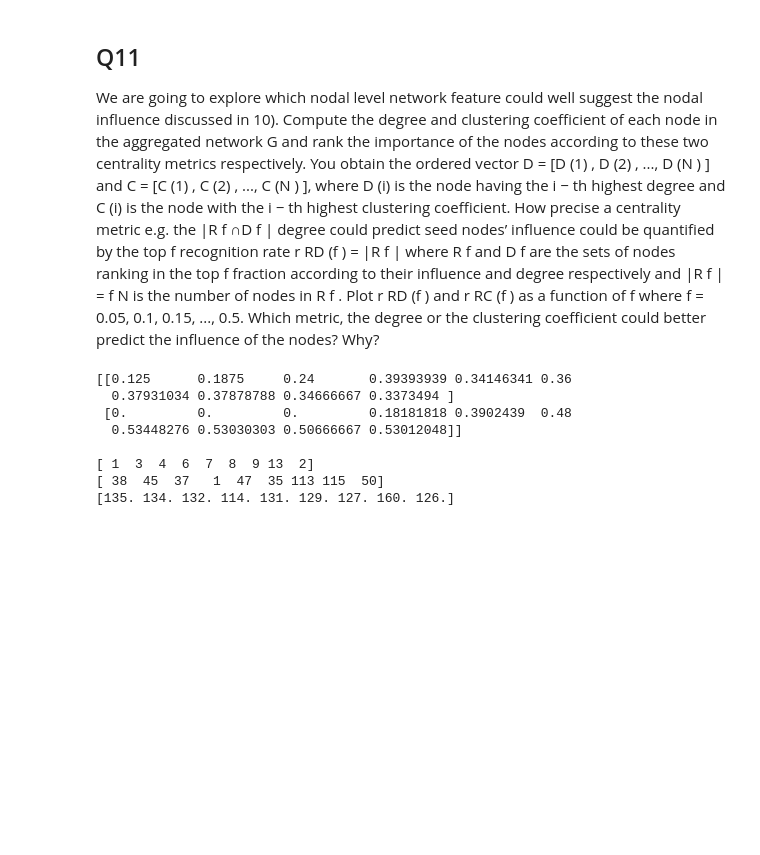
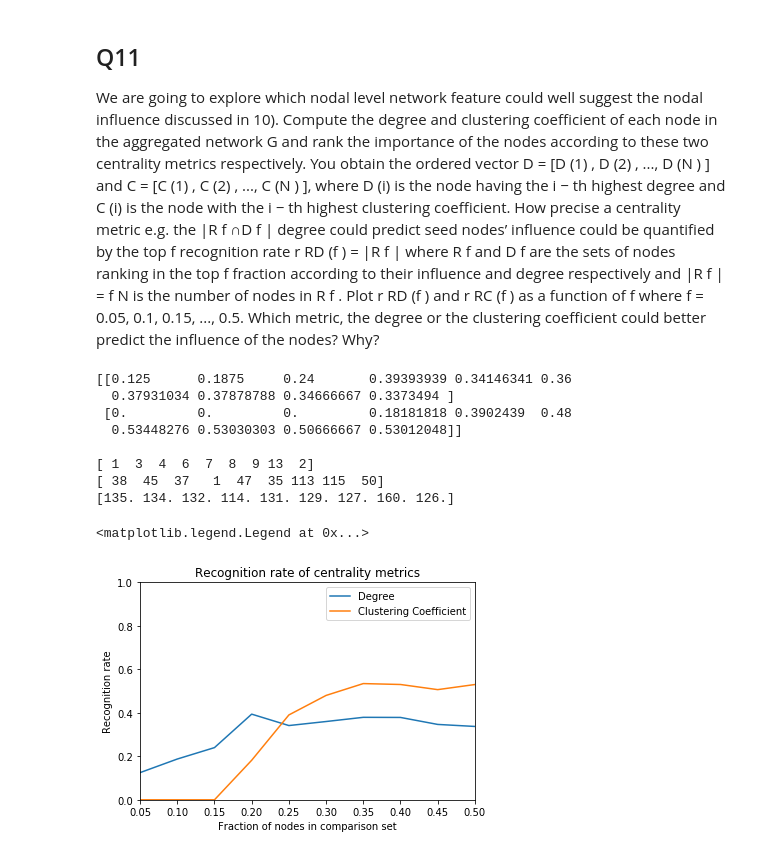
Before and after one commit to TBruyn/Modeling-and-Data-Analysis-in-Complex-Networks, a Jupyter notebook: assignment1/assignment1_B.ipynb, the cells around one changed output. Cells and saved outputs as stored; diff of their text form; code cells hidden in the pictures; blank space fills up the shorter version.

```diff
--- a/assignment1/assignment1_B.ipynb
+++ b/assignment1/assignment1_B.ipynb
@@ -179,3 +190,15 @@ print(sorted_cl_vector[0:9])
 [ 1  3  4  6  7  8  9 13  2]
 [ 38  45  37   1  47  35 113 115  50]
 [135. 134. 132. 114. 131. 129. 127. 160. 126.]
+# %%
+plt.plot(f_range, recognition_rate[0])
+plt.plot(f_range, recognition_rate[1])
+plt.title("Recognition rate of centrality metrics")
+plt.gca().set_xlim([0.05,0.5])
+plt.gca().set_ylim([0, 1])
+plt.xlabel('Fraction of nodes in comparison set')
+plt.ylabel('Recognition rate')
+plt.legend(['Degree', 'Clustering Coefficient'])
+# %% [output]
+<matplotlib.legend.Legend at 0x...>
+[figure, added]
```
Also changed, not shown: parts of 3 cells of this notebook.
